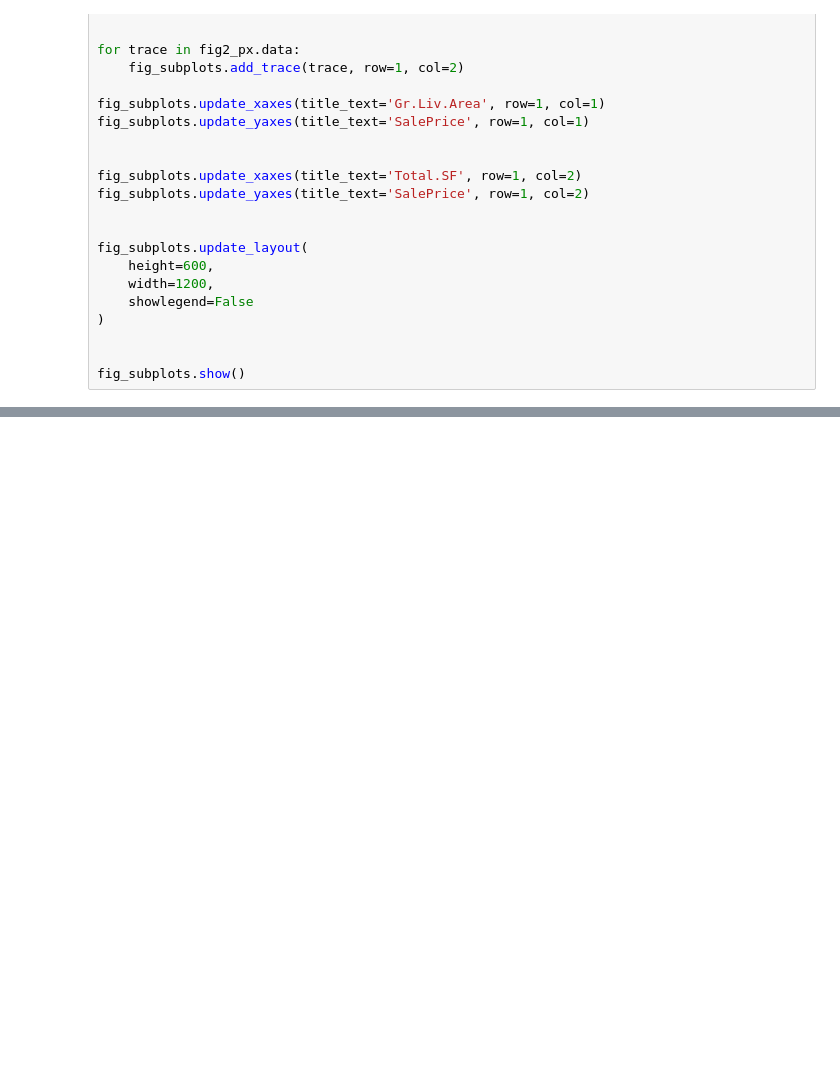
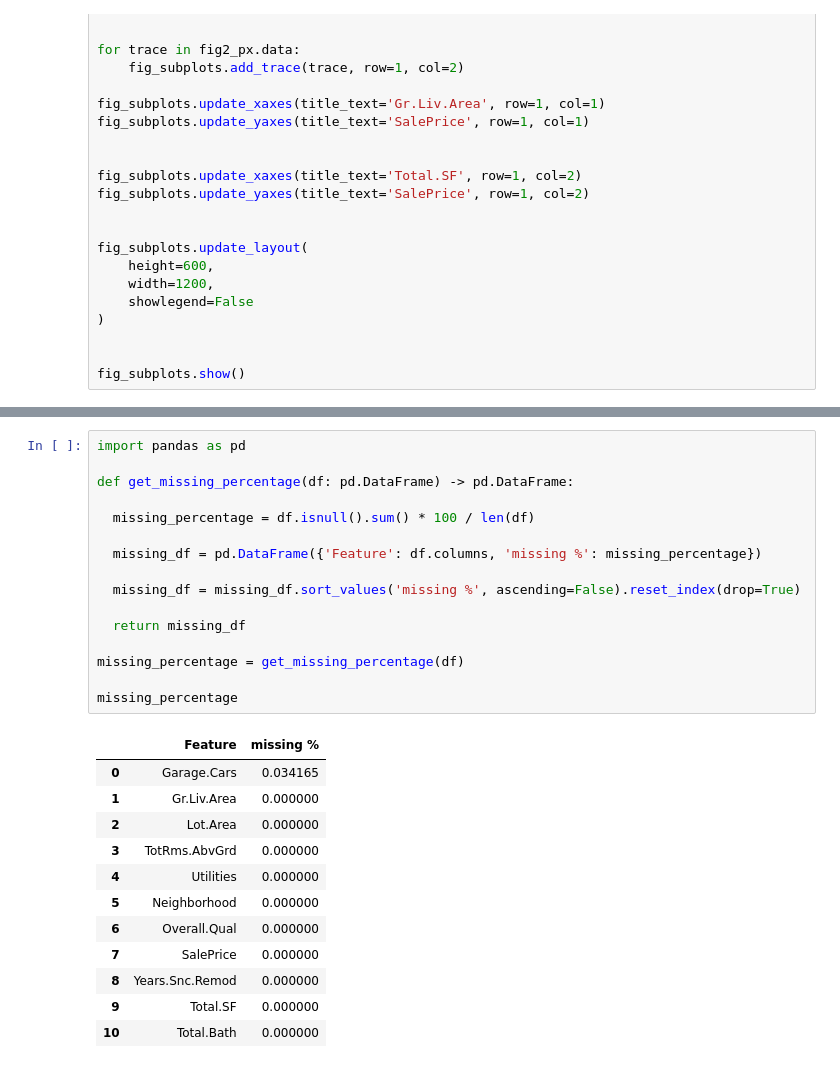
Before and after one commit to luigilopesz/machine-learning-project, a Jupyter notebook: models/project.ipynb, the cells around one changed output, grey strips where cells are left out. Drawn from its saved outputs; the diff is of its cells as text; blank space fills up the shorter version.

```diff
--- a/models/project.ipynb
+++ b/models/project.ipynb
@@ -360,0 +357,29 @@ fazer modelo top das galaxias que prediz o preço da casa
+# %%
+import pandas as pd
+
+def get_missing_percentage(df: pd.DataFrame) -> pd.DataFrame:
+
+  missing_percentage = df.isnull().sum() * 100 / len(df)
+
+  missing_df = pd.DataFrame({'Feature': df.columns, 'missing %': missing_percentage})
+
+  missing_df = missing_df.sort_values('missing %', ascending=False).reset_index(drop=True)
+
+  return missing_df
+
+missing_percentage = get_missing_percentage(df)
+
+missing_percentage
+# %% [output]
+|  | Feature | missing % |
+| 0 | Garage.Cars | 0.034165 |
+| 1 | Gr.Liv.Area | 0.000000 |
+| 2 | Lot.Area | 0.000000 |
+| 3 | TotRms.AbvGrd | 0.000000 |
+| 4 | Utilities | 0.000000 |
+| 5 | Neighborhood | 0.000000 |
+| 6 | Overall.Qual | 0.000000 |
+| 7 | SalePrice | 0.000000 |
+| 8 | Years.Snc.Remod | 0.000000 |
+| 9 | Total.SF | 0.000000 |
+| 10 | Total.Bath | 0.000000 |
```
Also changed, not shown: parts of 7 cells of this notebook.
